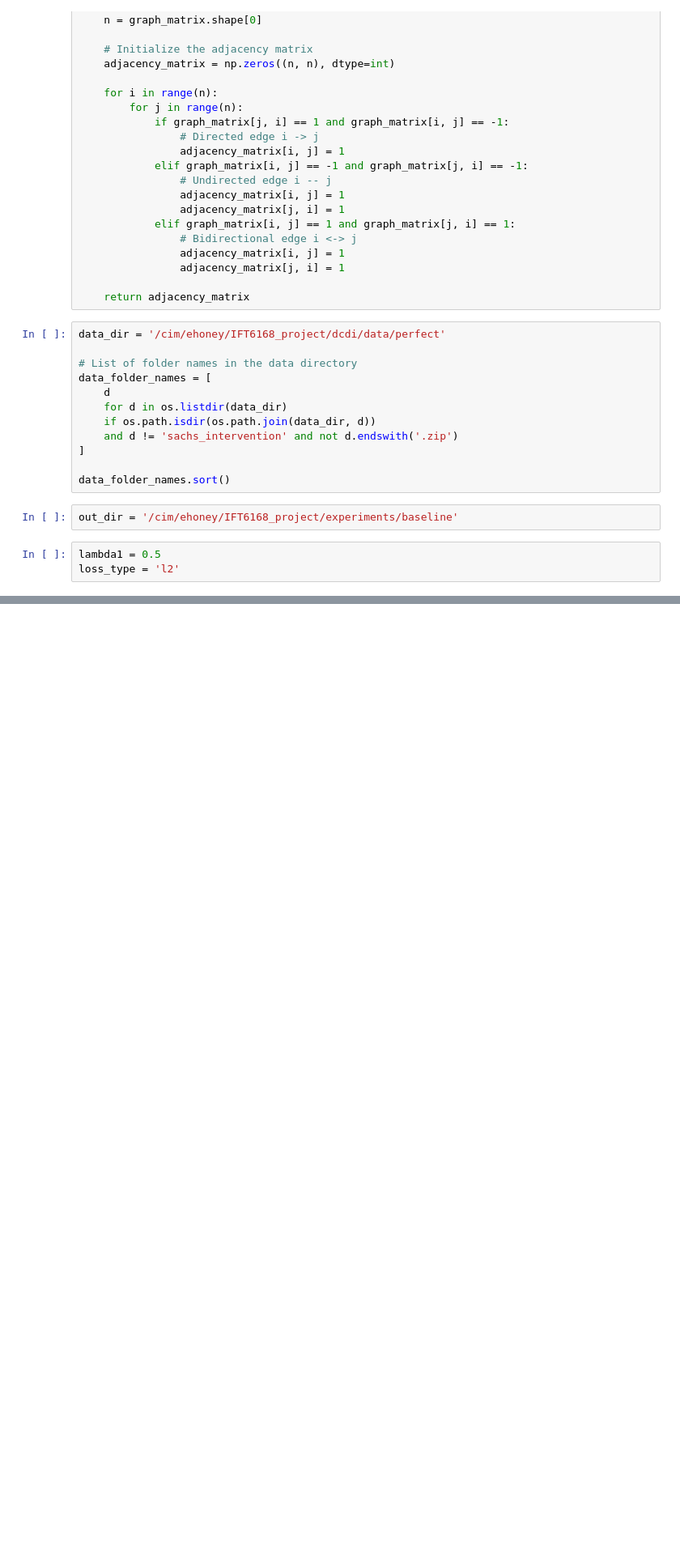
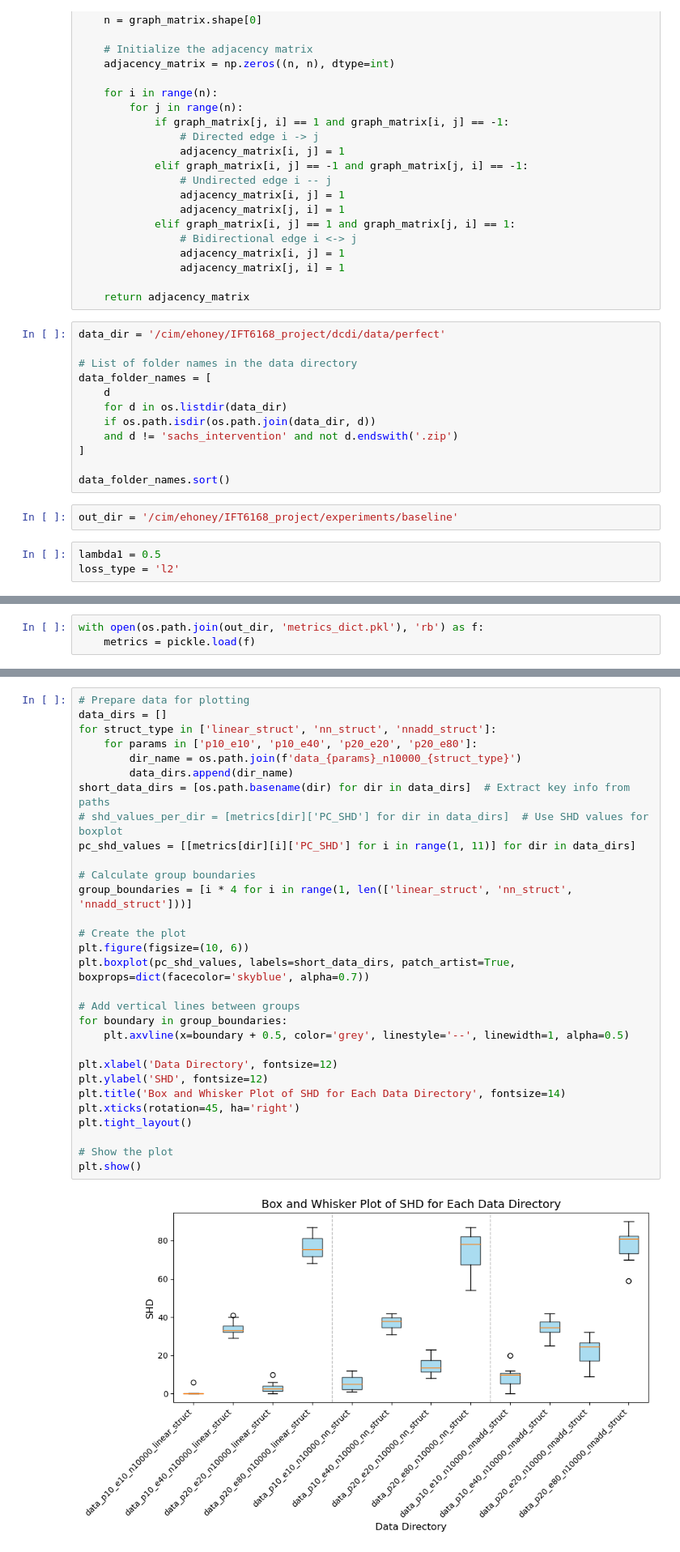
Before and after one commit to ethankreuzer/IFT6168_project, a Jupyter notebook: clean_baseline_experiment.ipynb, the cells around one changed output, grey strips where cells are left out. Shown: that part at 81% size. Cells and saved outputs as stored; diff of their text form; blank space fills up the shorter version.

Commit message:
Add correct plotting logic for baseline experiment

```diff
--- a/clean_baseline_experiment.ipynb
+++ b/clean_baseline_experiment.ipynb
@@ -158,0 +145,3 @@ KeyboardInterrupt:
+# %%
+with open(os.path.join(out_dir, 'metrics_dict.pkl'), 'rb') as f:
+    metrics = pickle.load(f)
@@ -158,0 +168,32 @@ KeyboardInterrupt:
+# %%
+# Prepare data for plotting
+data_dirs = []
+for struct_type in ['linear_struct', 'nn_struct', 'nnadd_struct']:
+    for params in ['p10_e10', 'p10_e40', 'p20_e20', 'p20_e80']:
+        dir_name = os.path.join(f'data_{params}_n10000_{struct_type}')
+        data_dirs.append(dir_name)
+short_data_dirs = [os.path.basename(dir) for dir in data_dirs]  # Extract key info from paths
+# shd_values_per_dir = [metrics[dir]['PC_SHD'] for dir in data_dirs]  # Use SHD values for boxplot
+pc_shd_values = [[metrics[dir][i]['PC_SHD'] for i in range(1, 11)] for dir in data_dirs]
+
+# Calculate group boundaries
+group_boundaries = [i * 4 for i in range(1, len(['linear_struct', 'nn_struct', 'nnadd_struct']))]
+
+# Create the plot
+plt.figure(figsize=(10, 6))
+plt.boxplot(pc_shd_values, labels=short_data_dirs, patch_artist=True, boxprops=dict(facecolor='skyblue', alpha=0.7))
+
+# Add vertical lines between groups
+for boundary in group_boundaries:
+    plt.axvline(x=boundary + 0.5, color='grey', linestyle='--', linewidth=1, alpha=0.5)
+
+plt.xlabel('Data Directory', fontsize=12)
+plt.ylabel('SHD', fontsize=12)
+plt.title('Box and Whisker Plot of SHD for Each Data Directory', fontsize=14)
+plt.xticks(rotation=45, ha='right')
+plt.tight_layout()
+
+# Show the plot
+plt.show()
+# %% [output]
+[figure, added]
```
Also changed, not shown: parts of 7 cells of this notebook.
